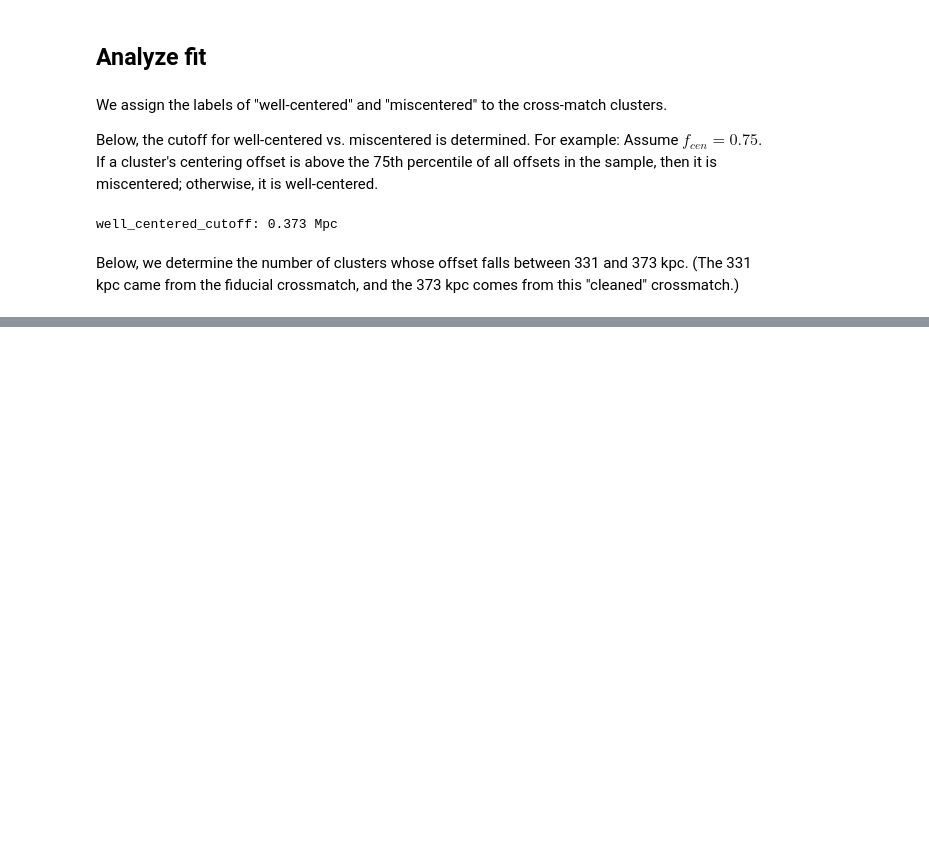
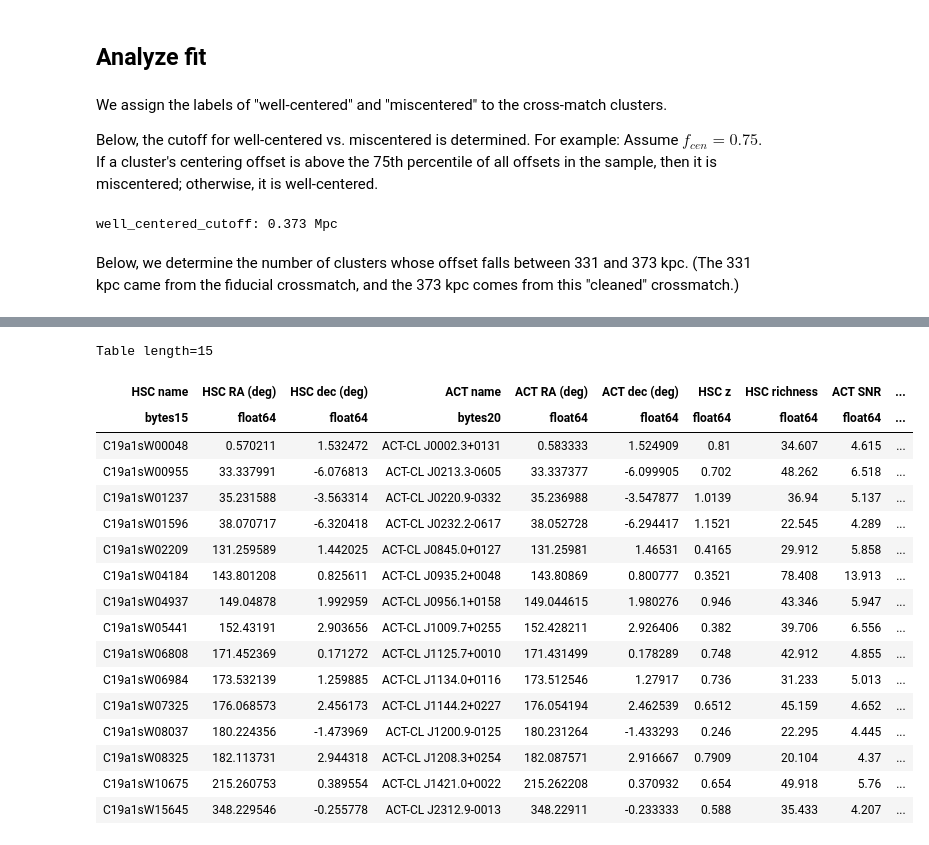
Before and after one commit to Jupiter1994/hsc-miscentering, a Jupyter notebook: HSC_ACT_Offset_Distribution.ipynb, the cells around one changed output, grey strips where cells are left out. Drawn from its saved outputs; the diff is of its cells as text; code cells hidden in the pictures; blank space fills up the shorter version.

```diff
--- a/HSC_ACT_Offset_Distribution.ipynb
+++ b/HSC_ACT_Offset_Distribution.ipynb
@@ -362,3 +362,26 @@ Table length=10
 | C19a1sW09451 | 194.603949 | 0.738087 | ACT-CL J1258.4+0043 | 194.620819 | 0.733333 | 0.4 | 31.104 | 4.666 | ... |
 | C19a1sW10814 | 216.234116 | -1.697835 | ACT-CL J1424.9-0141 | 216.238952 | -1.686031 | 0.948 | 37.315 | 4.502 | ... |
 | C19a1sW15945 | 352.312526 | 0.94813 | ACT-CL J2329.2+0056 | 352.321084 | 0.937561 | 0.742 | 25.08 | 4.663 | ... |
+# %%
+# examine miscentered clusters in cleaned sample
+is_miscentered_cleaned = (offsets_fiducial > cutoff2) & ~exclude_from_distro
+cm_catalog[is_miscentered_cleaned]
+# %% [output]
+Table length=15
+| HSC name | HSC RA (deg) | HSC dec (deg) | ACT name | ACT RA (deg) | ACT dec (deg) | HSC z | HSC richness | ACT SNR | ... |
+| bytes15 | float64 | float64 | bytes20 | float64 | float64 | float64 | float64 | float64 | ... |
+| C19a1sW00048 | 0.570211 | 1.532472 | ACT-CL J0002.3+0131 | 0.583333 | 1.524909 | 0.81 | 34.607 | 4.615 | ... |
+| C19a1sW00955 | 33.337991 | -6.076813 | ACT-CL J0213.3-0605 | 33.337377 | -6.099905 | 0.702 | 48.262 | 6.518 | ... |
+| C19a1sW01237 | 35.231588 | -3.563314 | ACT-CL J0220.9-0332 | 35.236988 | -3.547877 | 1.0139 | 36.94 | 5.137 | ... |
+| C19a1sW01596 | 38.070717 | -6.320418 | ACT-CL J0232.2-0617 | 38.052728 | -6.294417 | 1.1521 | 22.545 | 4.289 | ... |
+| C19a1sW02209 | 131.259589 | 1.442025 | ACT-CL J0845.0+0127 | 131.25981 | 1.46531 | 0.4165 | 29.912 | 5.858 | ... |
+| C19a1sW04184 | 143.801208 | 0.825611 | ACT-CL J0935.2+0048 | 143.80869 | 0.800777 | 0.3521 | 78.408 | 13.913 | ... |
+| C19a1sW04937 | 149.04878 | 1.992959 | ACT-CL J0956.1+0158 | 149.044615 | 1.980276 | 0.946 | 43.346 | 5.947 | ... |
+| C19a1sW05441 | 152.43191 | 2.903656 | ACT-CL J1009.7+0255 | 152.428211 | 2.926406 | 0.382 | 39.706 | 6.556 | ... |
+| C19a1sW06808 | 171.452369 | 0.171272 | ACT-CL J1125.7+0010 | 171.431499 | 0.178289 | 0.748 | 42.912 | 4.855 | ... |
+| C19a1sW06984 | 173.532139 | 1.259885 | ACT-CL J1134.0+0116 | 173.512546 | 1.27917 | 0.736 | 31.233 | 5.013 | ... |
+| C19a1sW07325 | 176.068573 | 2.456173 | ACT-CL J1144.2+0227 | 176.054194 | 2.462539 | 0.6512 | 45.159 | 4.652 | ... |
+| C19a1sW08037 | 180.224356 | -1.473969 | ACT-CL J1200.9-0125 | 180.231264 | -1.433293 | 0.246 | 22.295 | 4.445 | ... |
+| C19a1sW08325 | 182.113731 | 2.944318 | ACT-CL J1208.3+0254 | 182.087571 | 2.916667 | 0.7909 | 20.104 | 4.37 | ... |
+| C19a1sW10675 | 215.260753 | 0.389554 | ACT-CL J1421.0+0022 | 215.262208 | 0.370932 | 0.654 | 49.918 | 5.76 | ... |
+| C19a1sW15645 | 348.229546 | -0.255778 | ACT-CL J2312.9-0013 | 348.22911 | -0.233333 | 0.588 | 35.433 | 4.207 | ... |
```
Also changed, not shown: parts of 4 cells of this notebook.
